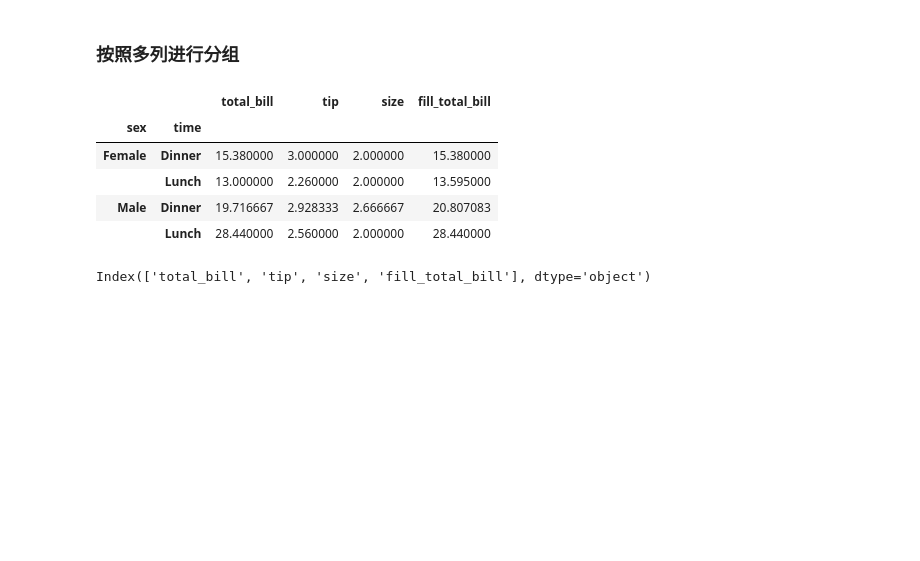
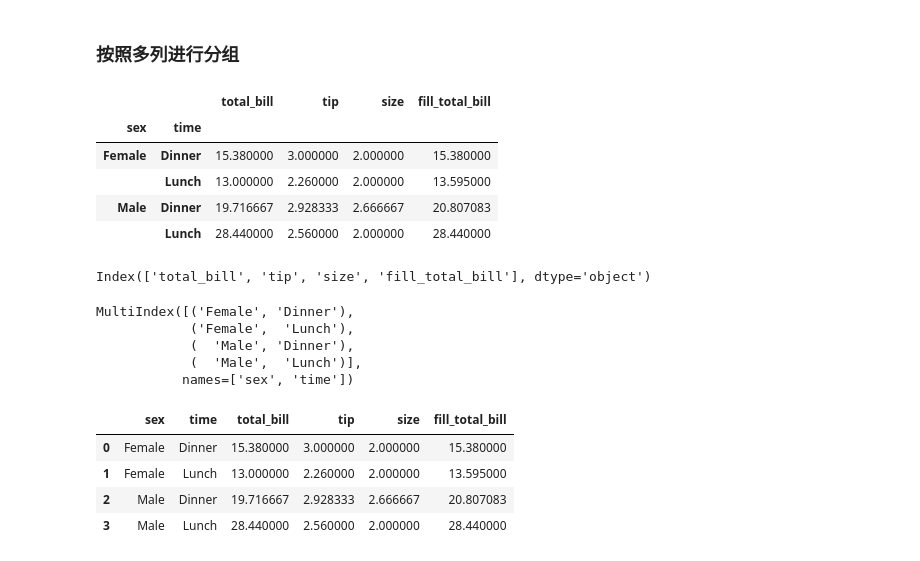
Before and after one commit to JohnChow96927/python-bigdata, a Jupyter notebook: Pandas/day3_220121_数据清洗&数据组合与分组/05-Pandas数据分组.ipynb, the cells around one changed output. Saved outputs shown, nothing was run; the diff lists cells and outputs as text; code cells hidden in the pictures; blank space fills up the shorter version.

```diff
--- a/Pandas/day3_220121_数据清洗&数据组合与分组/05-Pandas数据分组.ipynb
+++ b/Pandas/day3_220121_数据清洗&数据组合与分组/05-Pandas数据分组.ipynb
@@ -522,8 +522,25 @@ group_avg
 |  | Lunch | 13.000000 | 2.260000 | 2.000000 | 13.595000 |
 | Male | Dinner | 19.716667 | 2.928333 | 2.666667 | 20.807083 |
 |  | Lunch | 28.440000 | 2.560000 | 2.000000 | 28.440000 |
-# %%
-# 查看列标签
-group_avg.columns
-# %% [output]
-Index(['total_bill', 'tip', 'size', 'fill_total_bill'], dtype='object')
+# %%
+# 查看列标签
+group_avg.columns
+# %% [output]
+Index(['total_bill', 'tip', 'size', 'fill_total_bill'], dtype='object')
+# %%
+# 查看行标签
+group_avg.index
+# %% [output]
+MultiIndex([('Female', 'Dinner'),
+            ('Female',  'Lunch'),
+            (  'Male', 'Dinner'),
+            (  'Male',  'Lunch')],
+           names=['sex', 'time'])
+# %%
+group_avg.reset_index()
+# %% [output]
+|  | sex | time | total_bill | tip | size | fill_total_bill |
+| 0 | Female | Dinner | 15.380000 | 3.000000 | 2.000000 | 15.380000 |
+| 1 | Female | Lunch | 13.000000 | 2.260000 | 2.000000 | 13.595000 |
+| 2 | Male | Dinner | 19.716667 | 2.928333 | 2.666667 | 20.807083 |
+| 3 | Male | Lunch | 28.440000 | 2.560000 | 2.000000 | 28.440000 |
```
Also changed, not shown: parts of 19 cells of this notebook.
